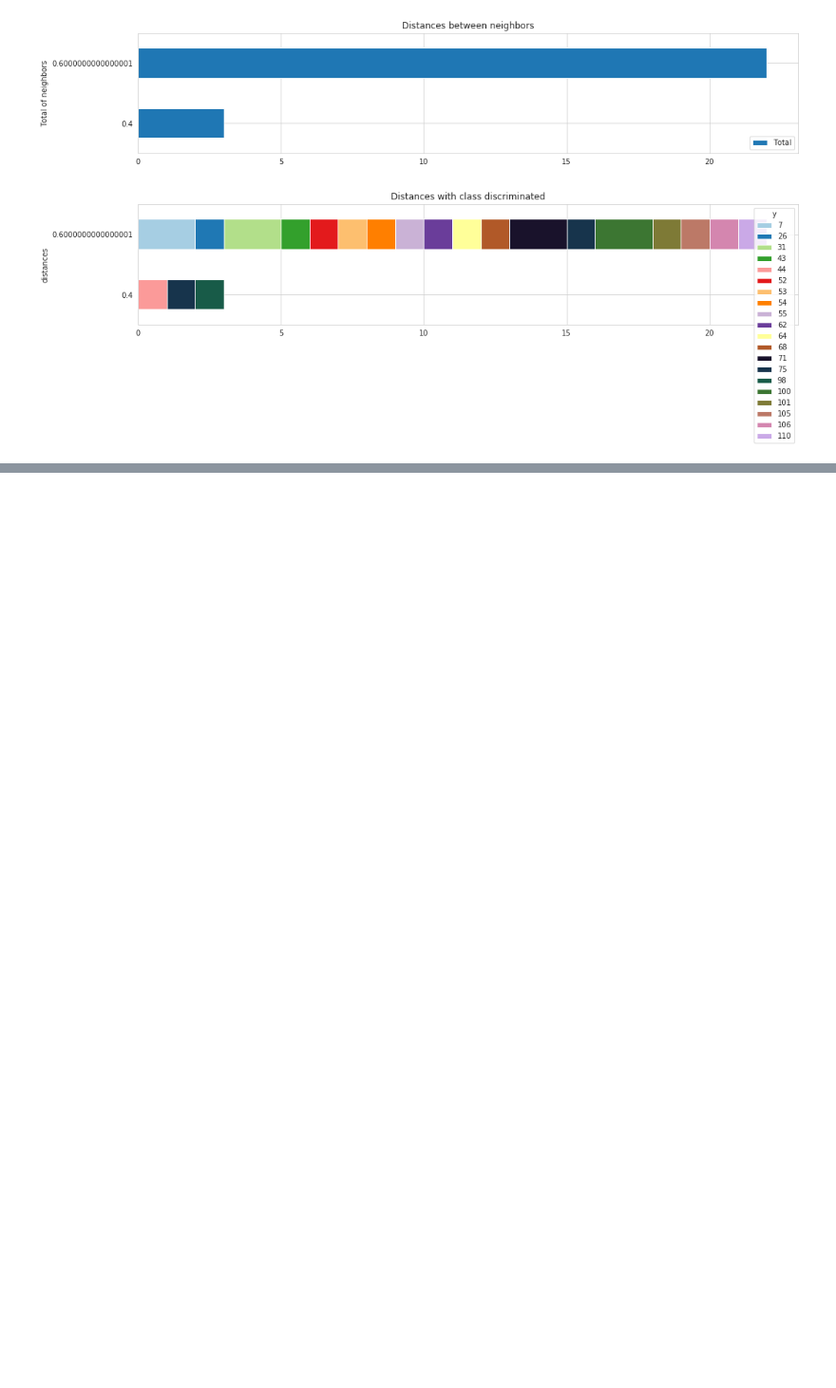
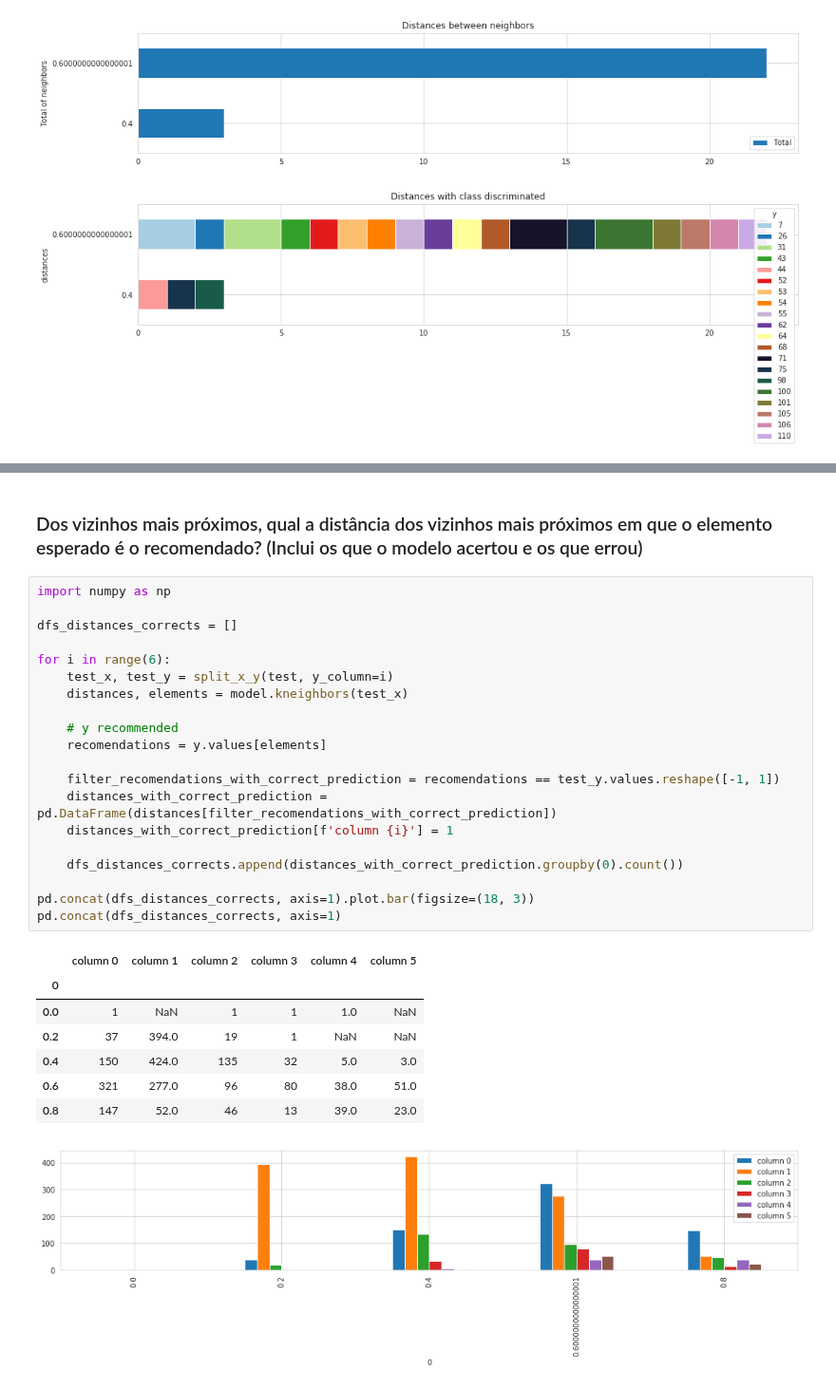
Before and after one commit to SrMouraSilva/RBM, a Jupyter notebook: experiments/notebooks/Inspect kNN results.ipynb, the cells around one changed output, grey strips where cells are left out. Shown at 95% size. Cells and saved outputs as stored; diff of their text form; blank space fills up the shorter version.

```diff
--- a/experiments/notebooks/Inspect kNN results.ipynb
+++ b/experiments/notebooks/Inspect kNN results.ipynb
@@ -132,0 +148,31 @@ and the attributes are  [[ 92   7  24  27 107]]
+# %% [markdown]
+### Dos vizinhos mais próximos, qual a distância dos vizinhos mais próximos em que o elemento esperado é o recomendado? (Inclui os que o modelo acertou e os que errou)
+# %%
+import numpy as np
+
+dfs_distances_corrects = []
+
+for i in range(6):
+    test_x, test_y = split_x_y(test, y_column=i)
+    distances, elements = model.kneighbors(test_x)
+
+    # y recommended
+    recomendations = y.values[elements]
+
+    filter_recomendations_with_correct_prediction = recomendations == test_y.values.reshape([-1, 1])
+    distances_with_correct_prediction = pd.DataFrame(distances[filter_recomendations_with_correct_prediction])
+    distances_with_correct_prediction[f'column {i}'] = 1
+
+    dfs_distances_corrects.append(distances_with_correct_prediction.groupby(0).count())
+
+pd.concat(dfs_distances_corrects, axis=1).plot.bar(figsize=(18, 3))
+pd.concat(dfs_distances_corrects, axis=1)
+# %% [output]
+|  | column 0 | column 1 | column 2 | column 3 | column 4 | column 5 |
+| 0 |  |  |  |  |  |  |
+| 0.0 | 1 | NaN | 1 | 1 | 1.0 | NaN |
+| 0.2 | 37 | 394.0 | 19 | 1 | NaN | NaN |
+| 0.4 | 150 | 424.0 | 135 | 32 | 5.0 | 3.0 |
+| 0.6 | 321 | 277.0 | 96 | 80 | 38.0 | 51.0 |
+| 0.8 | 147 | 52.0 | 46 | 13 | 39.0 | 23.0 |
+[figure, added]
```
Also changed, not shown: parts of 2 cells of this notebook, 2 other files.
